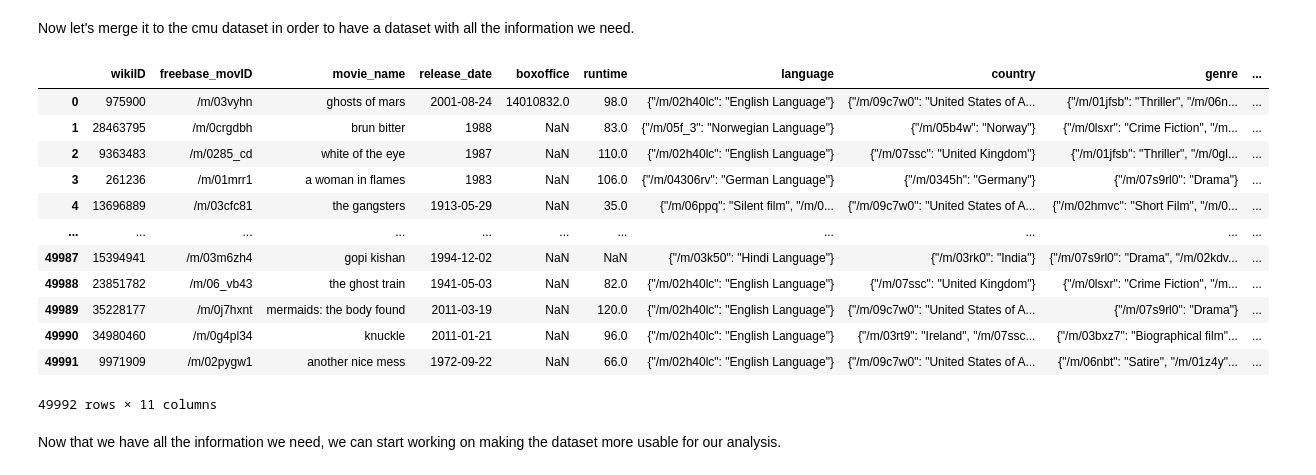
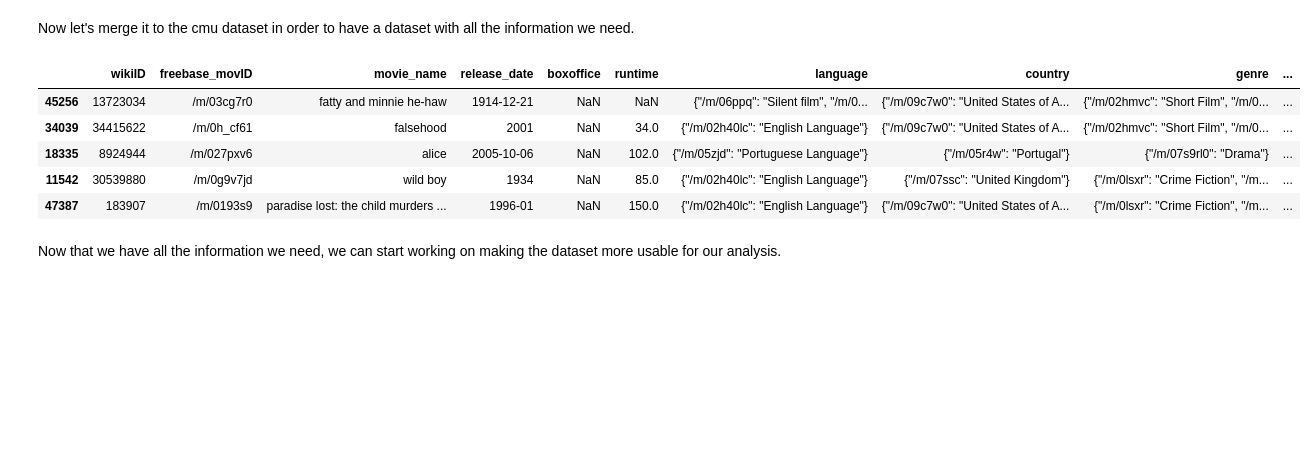
Before and after one commit to epfl-ada/ada-2023-project-lasempanadas, a Jupyter notebook: project_milestone_2.ipynb, the cells around one changed output. Drawn from its saved outputs; the diff is of its cells as text; code cells hidden in the pictures; blank space fills up the shorter version.

```diff
--- a/project_milestone_2.ipynb
+++ b/project_milestone_2.ipynb
@@ -115,28 +114,21 @@ Now let's merge it to the cmu dataset in order to have a dataset with all the in
 # %%
 #first we lower the title also in the cmu dataset
 cmu_movies.movie_name = cmu_movies.movie_name.str.lower()
 
-#then we gather the release year of the movies in the cmu dataset
+#then we retrieve the release year of the movies in the cmu dataset
 cmu_movies['release_year'] = pd.to_numeric(cmu_movies.release_date.astype(str).str[:4], errors='coerce').astype('Int64')
 cmu_movies.dropna(subset=['release_year'], inplace=True)
 
 cmu_imdb_movies = cmu_movies.merge(imdb_movies_ratings,left_on=['movie_name','release_year'],right_on=['primaryTitle','startYear'])
 cmu_movies = cmu_imdb_movies.drop(columns=['tconst','primaryTitle','startYear','release_year']).copy()
-cmu_movies
+cmu_movies.sample(5)
 # %% [output]
 |  | wikiID | freebase_movID | movie_name | release_date | boxoffice | runtime | language | country | genre | ... |
-| 0 | 975900 | /m/03vyhn | ghosts of mars | 2001-08-24 | 14010832.0 | 98.0 | {"/m/02h40lc": "English Language"} | {"/m/09c7w0": "United States of A... | {"/m/01jfsb": "Thriller", "/m/06n... | ... |
-| 1 | 28463795 | /m/0crgdbh | brun bitter | 1988 | NaN | 83.0 | {"/m/05f_3": "Norwegian Language"} | {"/m/05b4w": "Norway"} | {"/m/0lsxr": "Crime Fiction", "/m... | ... |
-| 2 | 9363483 | /m/0285_cd | white of the eye | 1987 | NaN | 110.0 | {"/m/02h40lc": "English Language"} | {"/m/07ssc": "United Kingdom"} | {"/m/01jfsb": "Thriller", "/m/0gl... | ... |
-| 3 | 261236 | /m/01mrr1 | a woman in flames | 1983 | NaN | 106.0 | {"/m/04306rv": "German Language"} | {"/m/0345h": "Germany"} | {"/m/07s9rl0": "Drama"} | ... |
-| 4 | 13696889 | /m/03cfc81 | the gangsters | 1913-05-29 | NaN | 35.0 | {"/m/06ppq": "Silent film", "/m/0... | {"/m/09c7w0": "United States of A... | {"/m/02hmvc": "Short Film", "/m/0... | ... |
-| ... | ... | ... | ... | ... | ... | ... | ... | ... | ... | ... |
-| 49987 | 15394941 | /m/03m6zh4 | gopi kishan | 1994-12-02 | NaN | NaN | {"/m/03k50": "Hindi Language"} | {"/m/03rk0": "India"} | {"/m/07s9rl0": "Drama", "/m/02kdv... | ... |
-| 49988 | 23851782 | /m/06_vb43 | the ghost train | 1941-05-03 | NaN | 82.0 | {"/m/02h40lc": "English Language"} | {"/m/07ssc": "United Kingdom"} | {"/m/0lsxr": "Crime Fiction", "/m... | ... |
-| 49989 | 35228177 | /m/0j7hxnt | mermaids: the body found | 2011-03-19 | NaN | 120.0 | {"/m/02h40lc": "English Language"} | {"/m/09c7w0": "United States of A... | {"/m/07s9rl0": "Drama"} | ... |
-| 49990 | 34980460 | /m/0g4pl34 | knuckle | 2011-01-21 | NaN | 96.0 | {"/m/02h40lc": "English Language"} | {"/m/03rt9": "Ireland", "/m/07ssc... | {"/m/03bxz7": "Biographical film"... | ... |
-| 49991 | 9971909 | /m/02pygw1 | another nice mess | 1972-09-22 | NaN | 66.0 | {"/m/02h40lc": "English Language"} | {"/m/09c7w0": "United States of A... | {"/m/06nbt": "Satire", "/m/01z4y"... | ... |
+| 45256 | 13723034 | /m/03cg7r0 | fatty and minnie he-haw | 1914-12-21 | NaN | NaN | {"/m/06ppq": "Silent film", "/m/0... | {"/m/09c7w0": "United States of A... | {"/m/02hmvc": "Short Film", "/m/0... | ... |
+| 34039 | 34415622 | /m/0h_cf61 | falsehood | 2001 | NaN | 34.0 | {"/m/02h40lc": "English Language"} | {"/m/09c7w0": "United States of A... | {"/m/02hmvc": "Short Film", "/m/0... | ... |
+| 18335 | 8924944 | /m/027pxv6 | alice | 2005-10-06 | NaN | 102.0 | {"/m/05zjd": "Portuguese Language"} | {"/m/05r4w": "Portugal"} | {"/m/07s9rl0": "Drama"} | ... |
+| 11542 | 30539880 | /m/0g9v7jd | wild boy | 1934 | NaN | 85.0 | {"/m/02h40lc": "English Language"} | {"/m/07ssc": "United Kingdom"} | {"/m/0lsxr": "Crime Fiction", "/m... | ... |
+| 47387 | 183907 | /m/0193s9 | paradise lost: the child murders ... | 1996-01 | NaN | 150.0 | {"/m/02h40lc": "English Language"} | {"/m/09c7w0": "United States of A... | {"/m/0lsxr": "Crime Fiction", "/m... | ... |
-49992 rows × 11 columns
 # %% [markdown]
 Now that we have all the information we need, we can start working on making the dataset more usable for our analysis.
 # %%
```
Also changed, not shown: parts of 78 cells of this notebook.
